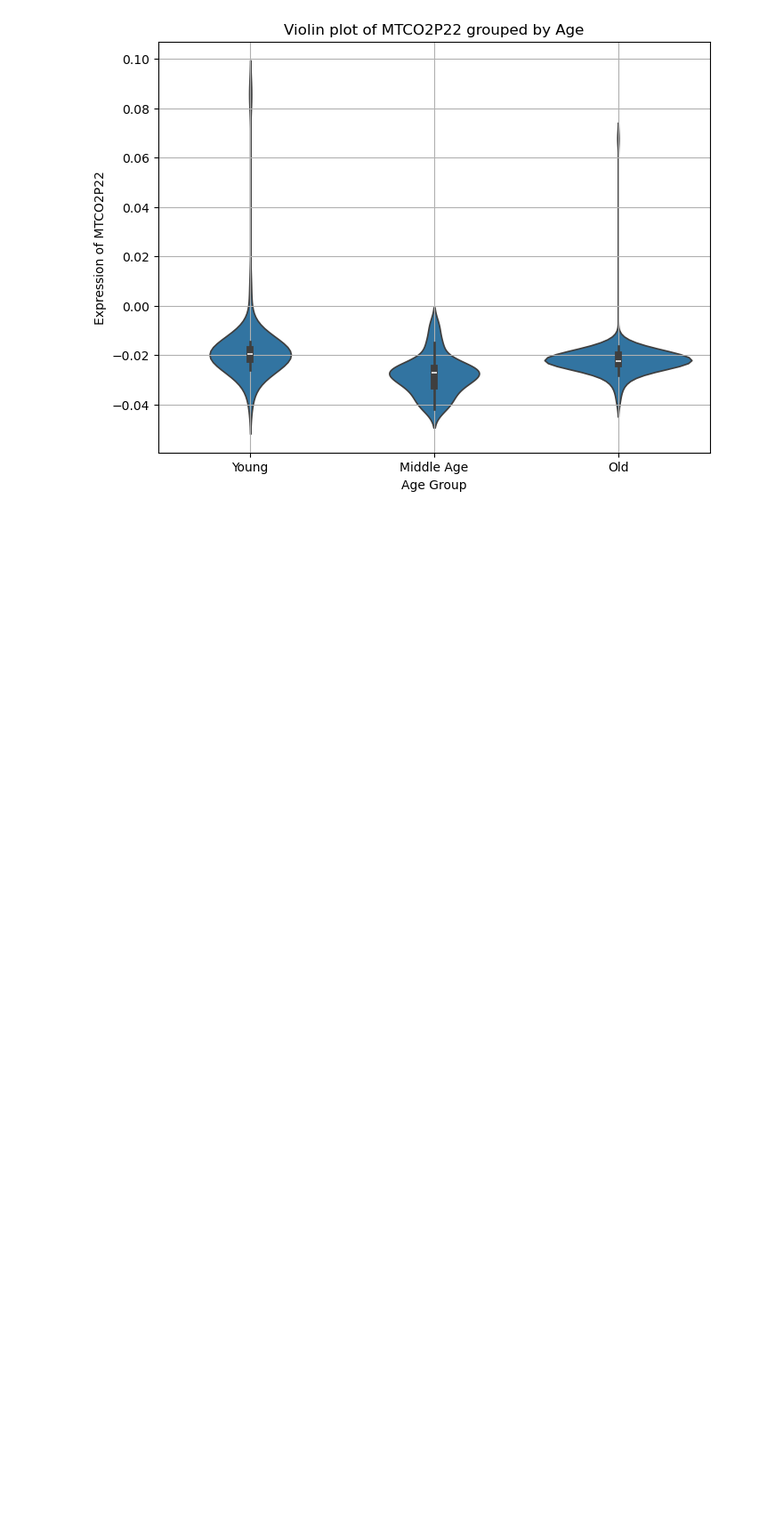
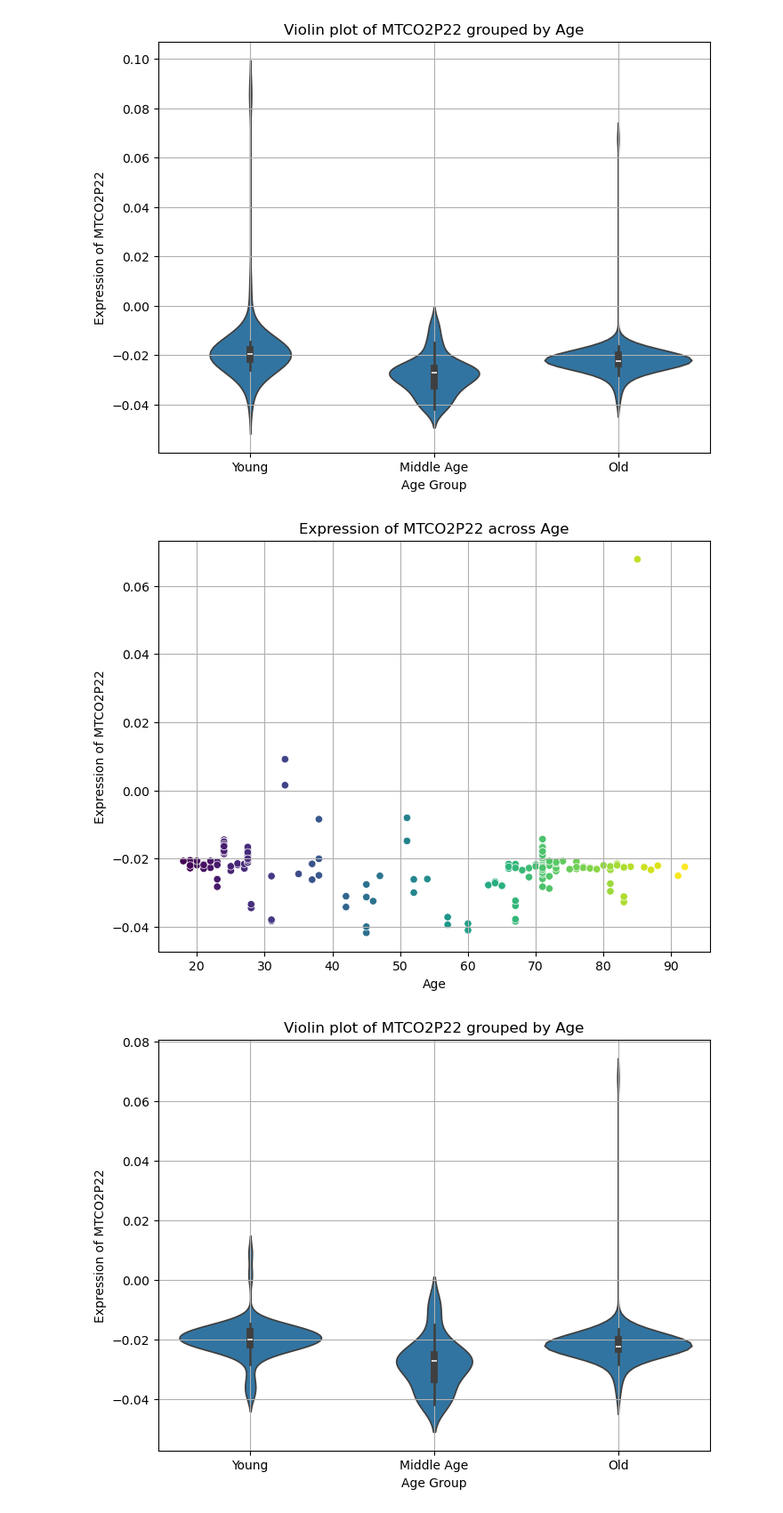
Before and after one commit to GuerreroVazquez/expression_profiles, a Jupyter notebook: Ploting_profiles.ipynb, the cells around one changed output. Shown at 89% size. Cells and saved outputs as stored; diff of their text form; code cells hidden in the pictures; blank space fills up the shorter version.

```diff
--- a/Ploting_profiles.ipynb
+++ b/Ploting_profiles.ipynb
@@ -136,6 +142,11 @@ gene_profile(expression_data, 'MTCO2P22')
 # %% [output]
 [figure]
 [figure]
+# %%
+gene_profile(expression_data[expression_data['Sex']=='Male'], 'MTCO2P22')
+# %% [output]
+[figure, added]
+[figure, added]
 # %%
 gene_profile(expression_data, 'NPY6R')
 # %% [output]
```
Also changed, not shown: parts of 22 cells of this notebook, 3 other files.
